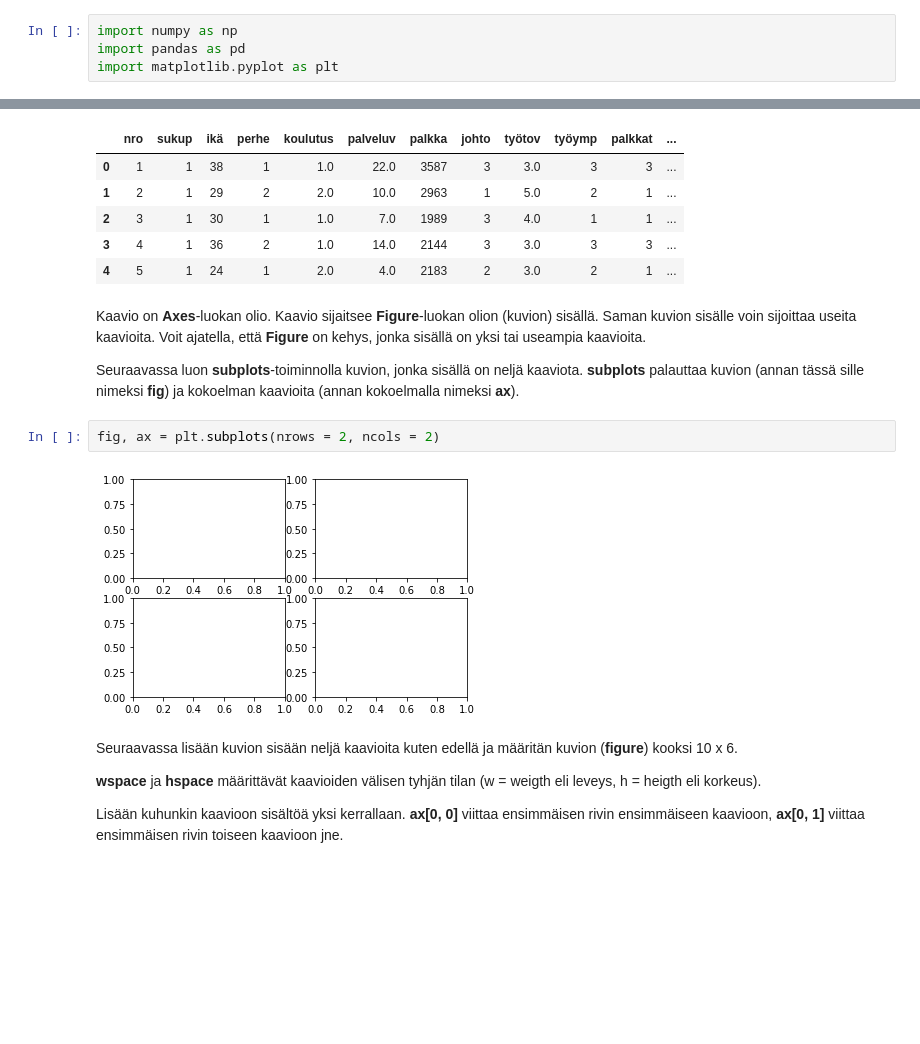
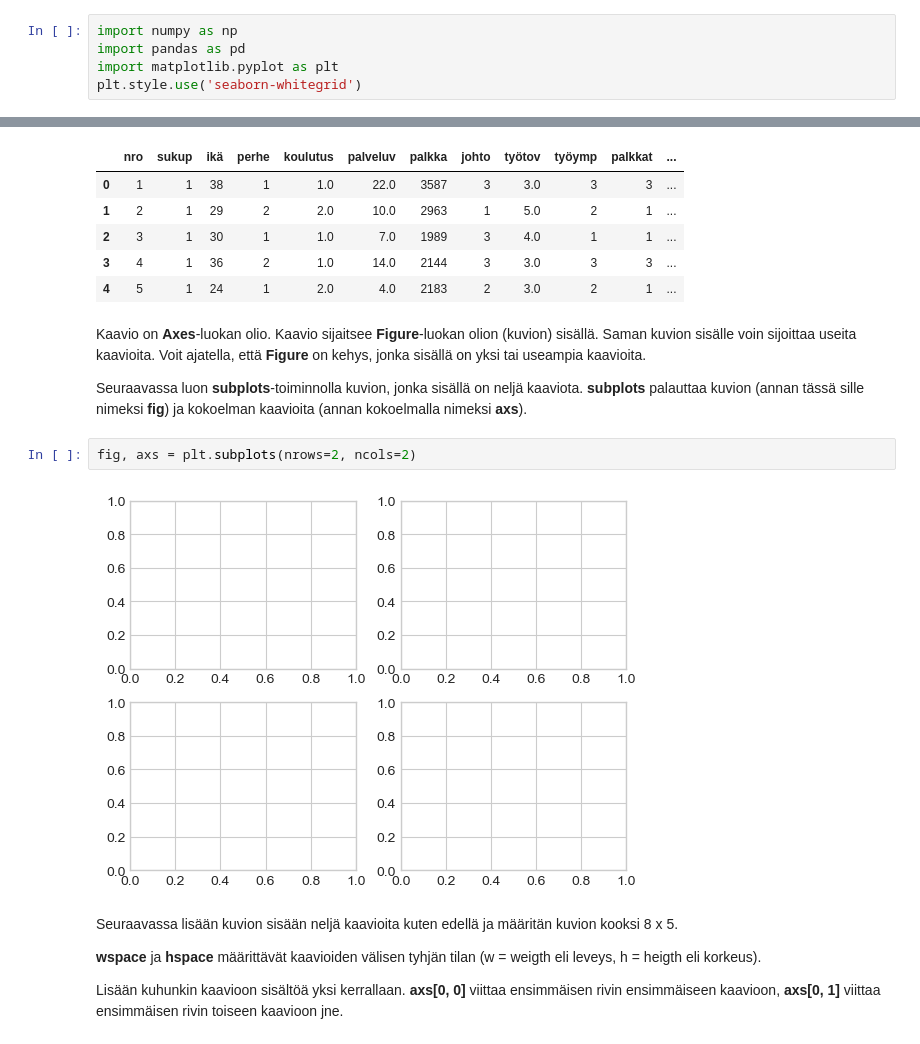
Before and after one commit to taanila/kaaviot, a Jupyter notebook: matplotlib7.ipynb, the cells around one changed output, grey strips where cells are left out. Cells and saved outputs as stored; diff of their text form; blank space fills up the shorter version.

Commit message:
Usean kaavion kuviot

```diff
--- a/matplotlib7.ipynb
+++ b/matplotlib7.ipynb
@@ -24,6 +24,7 @@ https://nbviewer.jupyter.org/github/taanila/kaaviot/blob/master/matplotlib6.ipyn
 import numpy as np
 import pandas as pd
 import matplotlib.pyplot as plt
+plt.style.use('seaborn-whitegrid')
 # %%
 df = pd.read_excel('https://taanila.fi/data1.xlsx')
 df.head()
@@ -35,17 +36,17 @@ df.head()
 | 3 | 4 | 1 | 36 | 2 | 1.0 | 14.0 | 2144 | 3 | 3.0 | 3 | 3 | ... |
 | 4 | 5 | 1 | 24 | 1 | 2.0 | 4.0 | 2183 | 2 | 3.0 | 2 | 1 | ... |
 # %% [markdown]
-Kaavio on <b>Axes</b>-luokan olio. Kaavio sijaitsee <b>Figure</b>-luokan olion (kuvion) sisällä. Saman kuvion sisälle voin sijoittaa useita kaavioita. Voit ajatella, että <b>Figure</b> on kehys, jonka sisällä on yksi tai useampia kaavioita.
+Kaavio on **Axes**-luokan olio. Kaavio sijaitsee **Figure**-luokan olion (kuvion) sisällä. Saman kuvion sisälle voin sijoittaa useita kaavioita. Voit ajatella, että **Figure** on kehys, jonka sisällä on yksi tai useampia kaavioita.
 
-Seuraavassa luon <b>subplots</b>-toiminnolla kuvion, jonka sisällä on neljä kaaviota. <b>subplots</b> palauttaa kuvion (annan tässä sille nimeksi <b>fig</b>) ja kokoelman kaavioita (annan kokoelmalla nimeksi <b>ax</b>).
+Seuraavassa luon **subplots**-toiminnolla kuvion, jonka sisällä on neljä kaaviota. **subplots** palauttaa kuvion (annan tässä sille nimeksi **fig**) ja kokoelman kaavioita (annan kokoelmalla nimeksi **axs**).
 # %%
-fig, ax = plt.subplots(nrows = 2, ncols = 2)
+fig, axs = plt.subplots(nrows=2, ncols=2)
 # %% [output]
-[figure, old version]
+[figure, new version]
 # %% [markdown]
-Seuraavassa lisään kuvion sisään neljä kaavioita kuten edellä ja määritän kuvion (<b>figure</b>) kooksi 10 x 6.
+Seuraavassa lisään kuvion sisään neljä kaavioita kuten edellä ja määritän kuvion kooksi 8 x 5.
 
-<b>wspace</b> ja <b>hspace</b> määrittävät kaavioiden välisen tyhjän tilan (w = weigth eli leveys, h = heigth eli korkeus).
+**wspace** ja **hspace** määrittävät kaavioiden välisen tyhjän tilan (w = weigth eli leveys, h = heigth eli korkeus).
 
-Lisään kuhunkin kaavioon sisältöä yksi kerrallaan. <b>ax[0, 0]</b> viittaa ensimmäisen rivin ensimmäiseen kaavioon, <b>ax[0, 1]</b> viittaa ensimmäisen rivin toiseen kaavioon jne.
+Lisään kuhunkin kaavioon sisältöä yksi kerrallaan. **axs[0, 0]** viittaa ensimmäisen rivin ensimmäiseen kaavioon, **axs[0, 1]** viittaa ensimmäisen rivin toiseen kaavioon jne.
 # %%
```
Also changed, not shown: parts of 7 cells of this notebook.
